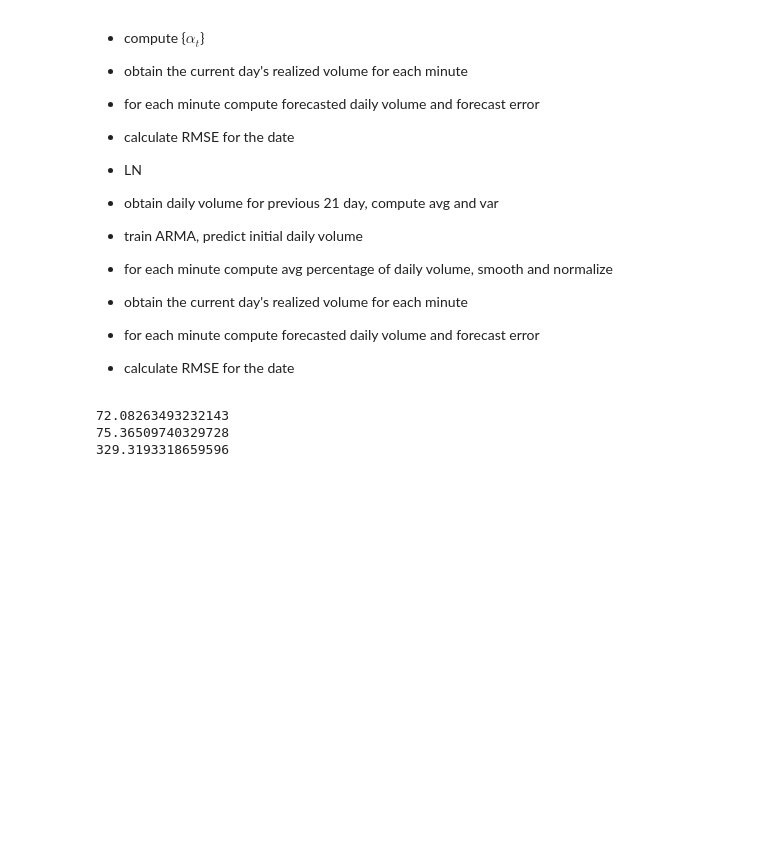
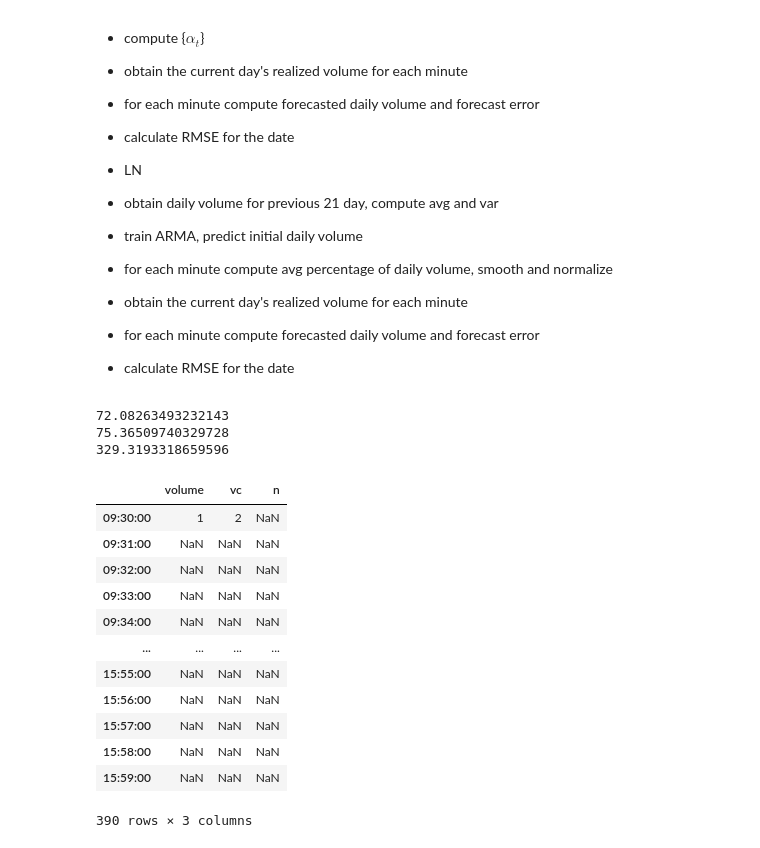
Before and after one commit to manirka/wqu-capstone-vol-prediction, a Jupyter notebook: predict research/Vol predict.ipynb, the cells around one changed output. Drawn from its saved outputs; the diff is of its cells as text; code cells hidden in the pictures; blank space fills up the shorter version.

```diff
--- a/predict research/Vol predict.ipynb
+++ b/predict research/Vol predict.ipynb
@@ -495,3 +495,21 @@ for i,dt in enumerate(dates[:-rollingWindow-1]):
 72.08263493232143
 75.36509740329728
 329.3193318659596
+# %%
+df = pd.DataFrame(columns=['volume', 'vc', 'n'], index=pd.date_range("09:30", "15:59", freq="1min").time)
+df.loc[pd.to_datetime('09:30:00').time(), ['volume', 'vc']] = (1 ,2)
+df
+# %% [output]
+|  | volume | vc | n |
+| 09:30:00 | 1 | 2 | NaN |
+| 09:31:00 | NaN | NaN | NaN |
+| 09:32:00 | NaN | NaN | NaN |
+| 09:33:00 | NaN | NaN | NaN |
+| 09:34:00 | NaN | NaN | NaN |
+| ... | ... | ... | ... |
+| 15:55:00 | NaN | NaN | NaN |
+| 15:56:00 | NaN | NaN | NaN |
+| 15:57:00 | NaN | NaN | NaN |
+| 15:58:00 | NaN | NaN | NaN |
+| 15:59:00 | NaN | NaN | NaN |
+390 rows × 3 columns
```
Also changed, not shown: 2 other files.
